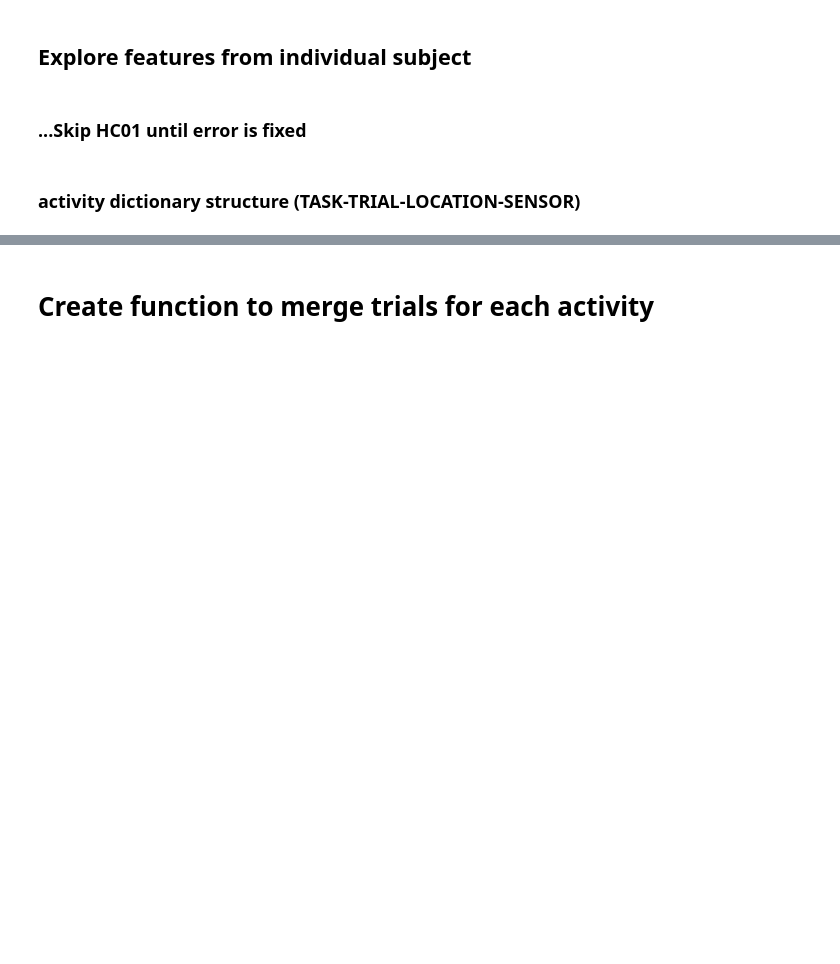
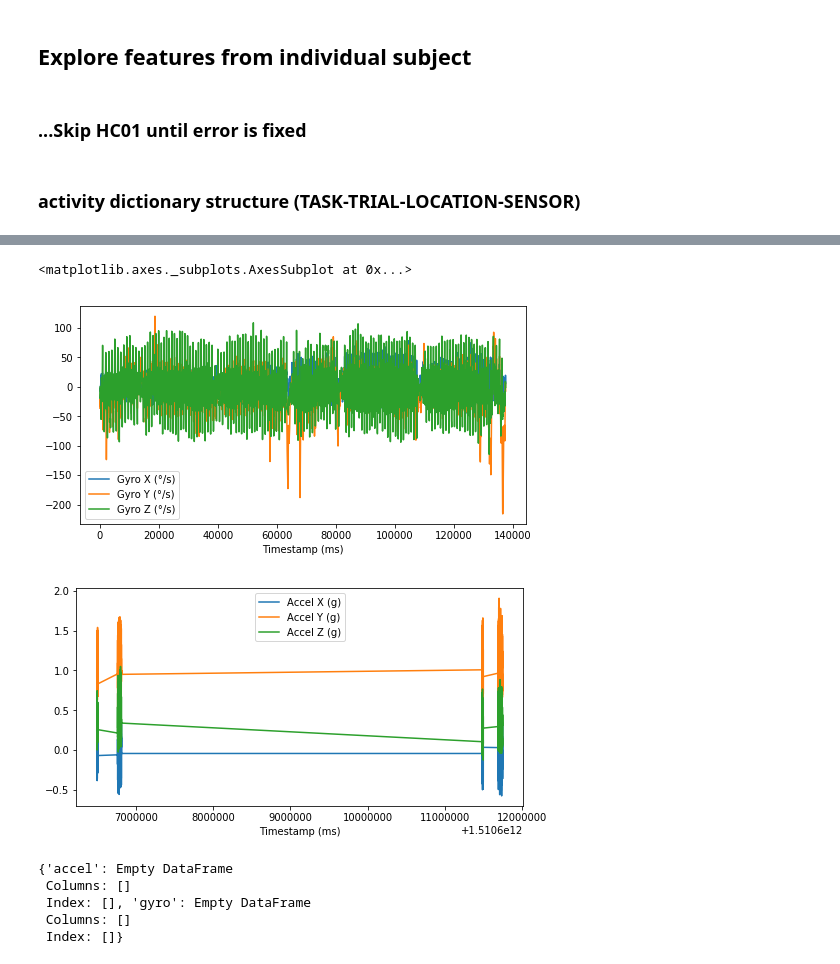
Before and after one commit to kamshee/activity-recognition-process, a Jupyter notebook: HC02 features.ipynb, the cells around one changed output, grey strips where cells are left out. Drawn from its saved outputs; the diff is of its cells as text; code cells hidden in the pictures; blank space fills up the shorter version.

```diff
--- a/HC02 features.ipynb
+++ b/HC02 features.ipynb
@@ -510,8 +565,56 @@ def one_trial(act_dict,task,location):
+# %%
+def merged_trials(act_dict,task,location):
+
+    merged_data = pd.DataFrame()
+    #merged_data = {}
+    #data = pd.DataFrame()
+
+    for trial in act_dict[task].keys():
+
+        for s in ['gyro']: #,'gyro']:
+            rawdata = act_dict[task][trial][location][s]
+
+            #####################
+            # create a filter to cut out empty parts
+            #####################
+
+            #reindex time (relative to start)
+            idx = rawdata.index
+            if merged_data.empty is True:
+                idx = idx - idx[0]
+            else:
+                idx = idx - idx[0] + 32 + merged_data.index[-1]
+            rawdata.index = idx
+
+            #append subsequent trial data
+            merged_data = merged_data.append(rawdata)
+            #merged_data[s] = merged_data.append(rawdata)
+            #data.append(rawdata)
+            #merged_data[s] = data
+
+    return merged_data
+# %%
+# test function
+test2 = merged_trials(act_dict,'WALKING',location='sacrum')
+# %%
+# merged trials vs non-merged trials
+test2.plot(figsize=(8,4))
+rawdata.plot(figsize=(8,4))
+# %% [output]
+<matplotlib.axes._subplots.AxesSubplot at 0x...>
+[figure, added]
+[figure, added]
+# %%
+test2
+# %% [output]
+{'accel': Empty DataFrame
+ Columns: []
+ Index: [], 'gyro': Empty DataFrame
+ Columns: []
+ Index: []}
 # %%
 # test
 testdata = one_trial(act_dict,task='WALKING',location='sacrum')
 # shape should be (4295, 3)
 testdata.shape
 #clip_data[3]['accel']
-# %% [markdown]
-# Create function to merge trials for each activity
```
Also changed, not shown: parts of 27 cells of this notebook.
